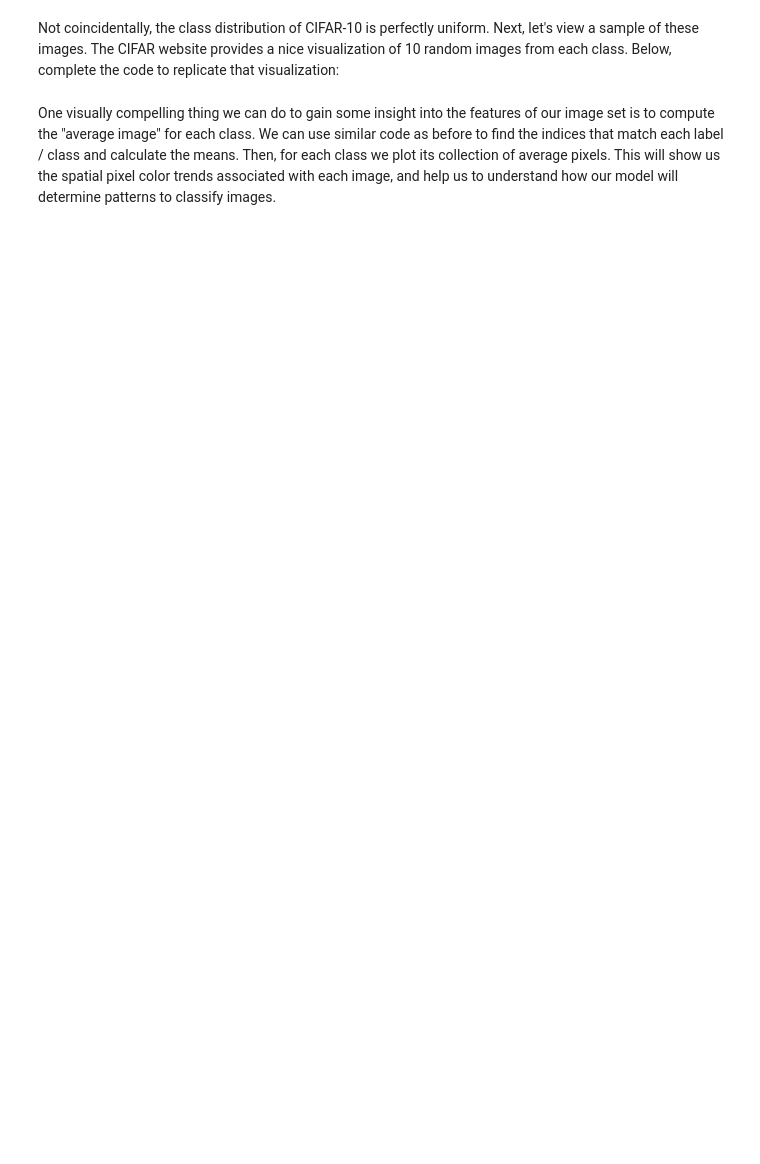
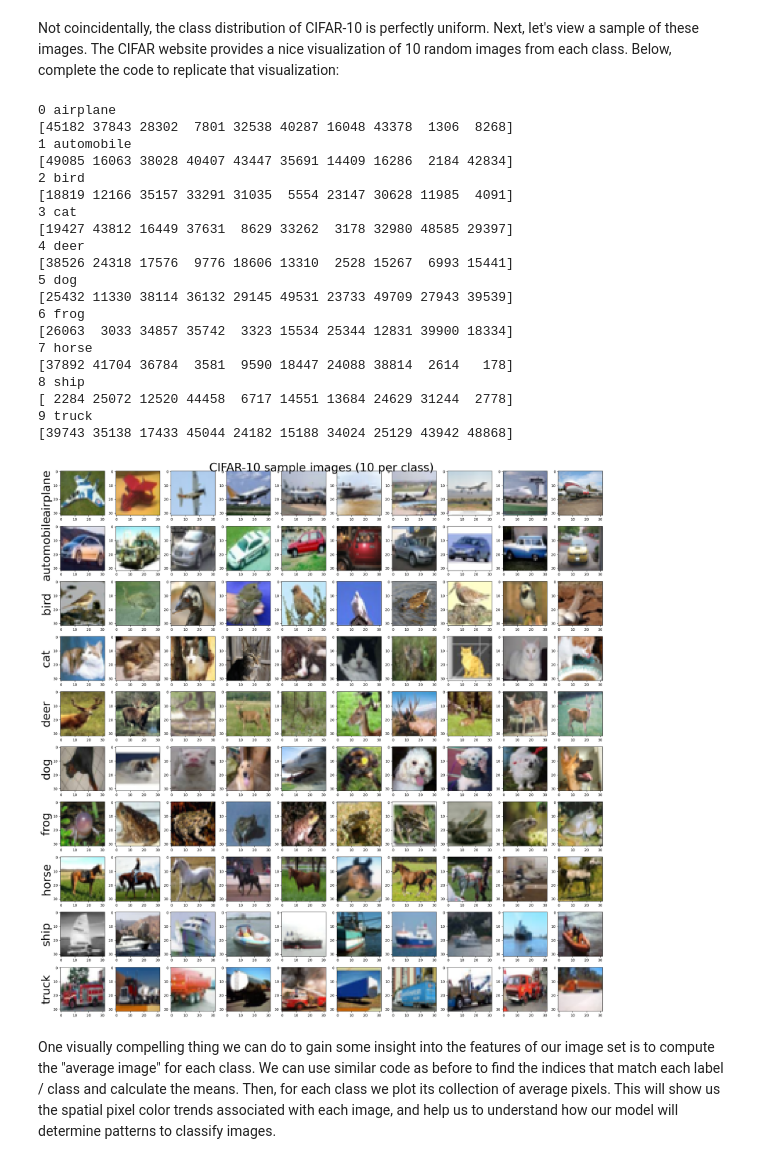
Before and after one commit to Tyler-Bibus/cpre3250, a Jupyter notebook: Lab-04/Lab-04.ipynb, the cells around one changed output. Saved outputs shown, nothing was run; the diff lists cells and outputs as text; code cells hidden in the pictures; blank space fills up the shorter version.

```diff
--- a/Lab-04/Lab-04.ipynb
+++ b/Lab-04/Lab-04.ipynb
@@ -75,29 +110,55 @@ Not coincidentally, the class distribution of CIFAR-10 is perfectly uniform. Nex
 # %%
 
 targets = np.array(cifar10_train.targets)
 images = np.array(cifar10_train.data)
 
 fig, axes = plt.subplots(10, 10, figsize=(22, 22))
 fig.suptitle("CIFAR-10 sample images (10 per class)", fontsize=32)
 
 for row, class_name in enumerate(cifar10_labels):
 
     print(row, class_name)
 
     # Pick 10 random indices for this class
     class_idx = np.where(targets == row)[0]
     sample_idx = np.random.choice(class_idx, size=10, replace=False)
 
     print(sample_idx)
 
 # YOUR CODE STARTS HERE
+    for col in range(10):
+        ax = axes[row, col]
+        ax.imshow(images[sample_idx[col]])
+
 
 # YOUR CODE ENDS HERE
 
     axes[row, 0].set_ylabel(class_name, fontsize=32)
 
 plt.tight_layout()
 plt.show()
+# %% [output]
+0 airplane
+[45182 37843 28302  7801 32538 40287 16048 43378  1306  8268]
+1 automobile
+[49085 16063 38028 40407 43447 35691 14409 16286  2184 42834]
+2 bird
+[18819 12166 35157 33291 31035  5554 23147 30628 11985  4091]
+3 cat
+[19427 43812 16449 37631  8629 33262  3178 32980 48585 29397]
+4 deer
+[38526 24318 17576  9776 18606 13310  2528 15267  6993 15441]
+5 dog
+[25432 11330 38114 36132 29145 49531 23733 49709 27943 39539]
+6 frog
+[26063  3033 34857 35742  3323 15534 25344 12831 39900 18334]
+7 horse
+[37892 41704 36784  3581  9590 18447 24088 38814  2614   178]
+8 ship
+[ 2284 25072 12520 44458  6717 14551 13684 24629 31244  2778]
+9 truck
+[39743 35138 17433 45044 24182 15188 34024 25129 43942 48868]
+[figure, added]
 # %% [markdown]
 One visually compelling thing we can do to gain some insight into the features of our image set is to compute the "average image" for each class. We can use similar code as before to find the indices that match each label / class and calculate the means. Then, for each class we plot its collection of average pixels. This will show us the spatial pixel color trends associated with each image, and help us to understand how our model will determine patterns to classify images.
 # %%
```
Also changed, not shown: parts of 22 cells of this notebook.
